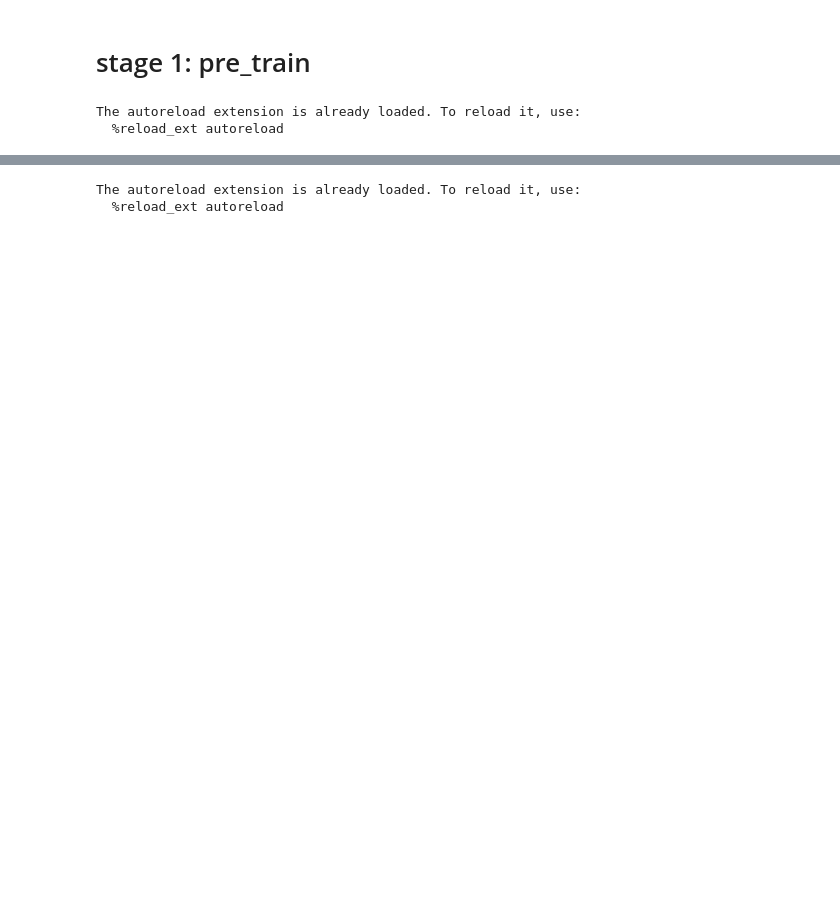
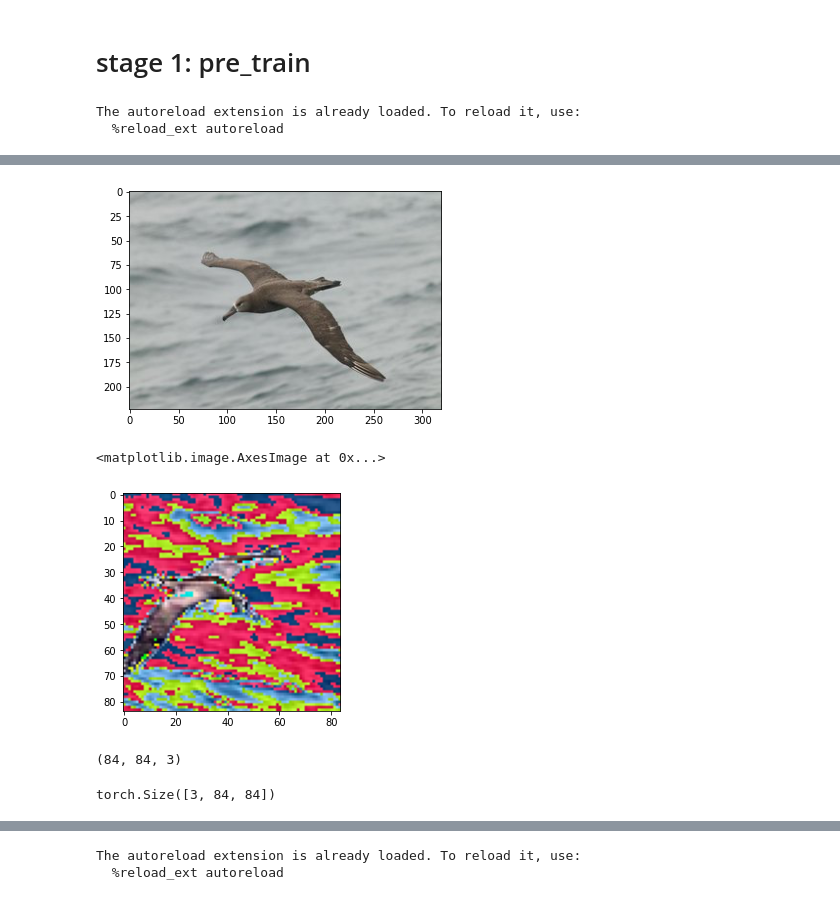
Before and after one commit to Vincent-syr/AttrMissing2, a Jupyter notebook: Untitled.ipynb, the cells around one changed output, grey strips where cells are left out. Drawn from its saved outputs; the diff is of its cells as text; code cells hidden in the pictures; blank space fills up the shorter version.

```diff
--- a/Untitled.ipynb
+++ b/Untitled.ipynb
@@ -53,0 +86,10 @@ Namespace(aux=False, dataset='CUB', method='protonet', mlp_dropout=0.7, model='R
+# %%
+img_size = 84
+normalize_param    = dict(mean= [0.485, 0.456, 0.406] , std=[0.229, 0.224, 0.225])
+transform = transforms.Compose([
+    transforms.RandomSizedCrop(img_size),
+    transforms.RandomHorizontalFlip(),
+    transforms.ToTensor(),
+    transforms.Normalize(**normalize_param)
+])
+transform
@@ -53,0 +103,14 @@ Namespace(aux=False, dataset='CUB', method='protonet', mlp_dropout=0.7, model='R
+# %%
+image_path = 'Black_Footed_Albatross_0001_796111.jpg'
+img = Image.open(image_path).convert('RGB')
+plt.imshow(img)
+plt.show()
+img = transform(img)
+# img.shape  # torch.Size([3, 84, 84])
+img = transforms.ToPILImage()(img)
+img.size
+plt.imshow(img)
+# %% [output]
+[figure, added]
+<matplotlib.image.AxesImage at 0x...>
+[figure, added]
@@ -53,0 +122,11 @@ Namespace(aux=False, dataset='CUB', method='protonet', mlp_dropout=0.7, model='R
+# %%
+img = img_all[0]
+print(img.shape)
+img = Image.fromarray(img, mode='RGB')
+img = transform(img)
+img.shape
+# np.uint8(img)
+# img.astype('float32')
+# %% [output]
+(84, 84, 3)
+torch.Size([3, 84, 84])
```
Also changed, not shown: parts of 59 cells of this notebook, 39 other files.
